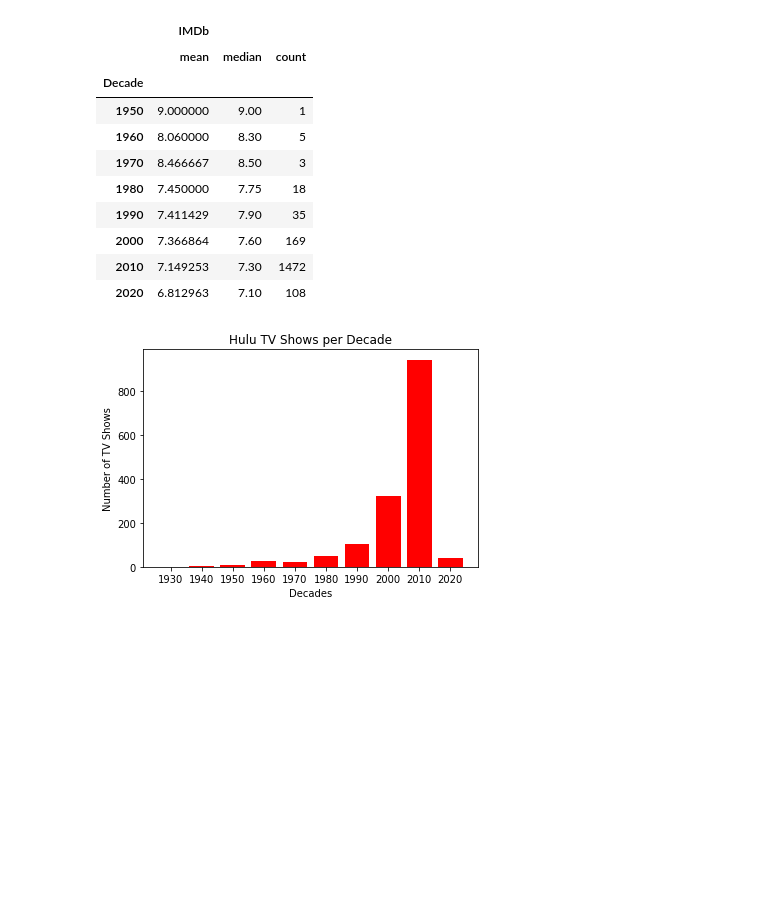
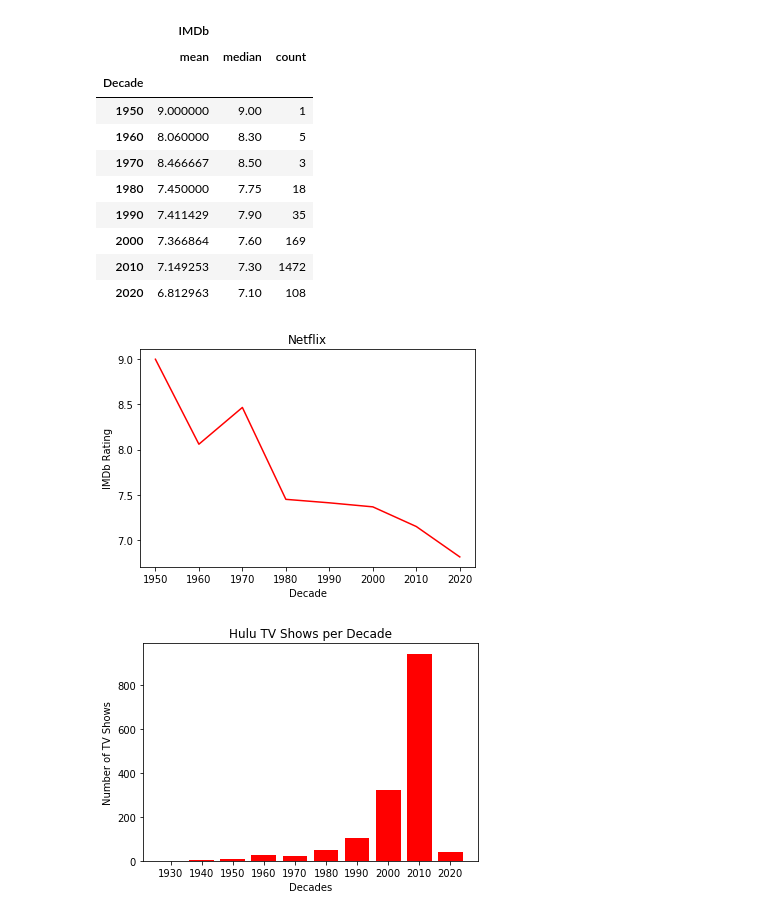
Before and after one commit to trevorguleserian/Project1, a Jupyter notebook: tv_data.ipynb, the cells around one changed output. Cells and saved outputs as stored; diff of their text form; code cells hidden in the pictures; blank space fills up the shorter version.

```diff
--- a/tv_data.ipynb
+++ b/tv_data.ipynb
@@ -118,6 +118,19 @@ See the caveats in the documentation: https://pandas.pydata.org/pandas-docs/stab
 | 2000 | 7.366864 | 7.60 | 169 |
 | 2010 | 7.149253 | 7.30 | 1472 |
 | 2020 | 6.812963 | 7.10 | 108 |
+# %%
+tick_locations = [0, 1, 2, 3, 4, 5, 6, 7]
+netflix_line = netflix_df.groupby(['Decade']).agg({'IMDb': ['mean']})
+netflix_line = netflix_line.dropna(how='any')
+netflix_line.plot(color = 'red')
+plt.xticks(tick_locations, year_names)
+plt.ylabel('IMDb Rating')
+plt.legend().remove()
+plt.title('Netflix')
+plt.savefig('PNG/netflix_ratings_time.png')
+plt.show()
+# %% [output]
+[figure, added]
 # %%
 year_bin = [0, 1939, 1949, 1959, 1969, 1979, 1989, 1999, 2009, 2019, 2030]
 year_names = ['1930', '1940', '1950', '1960', '1970', '1980', '1990', '2000', '2010', '2020']
```
Also changed, not shown: parts of 5 cells of this notebook, 6 other files.
